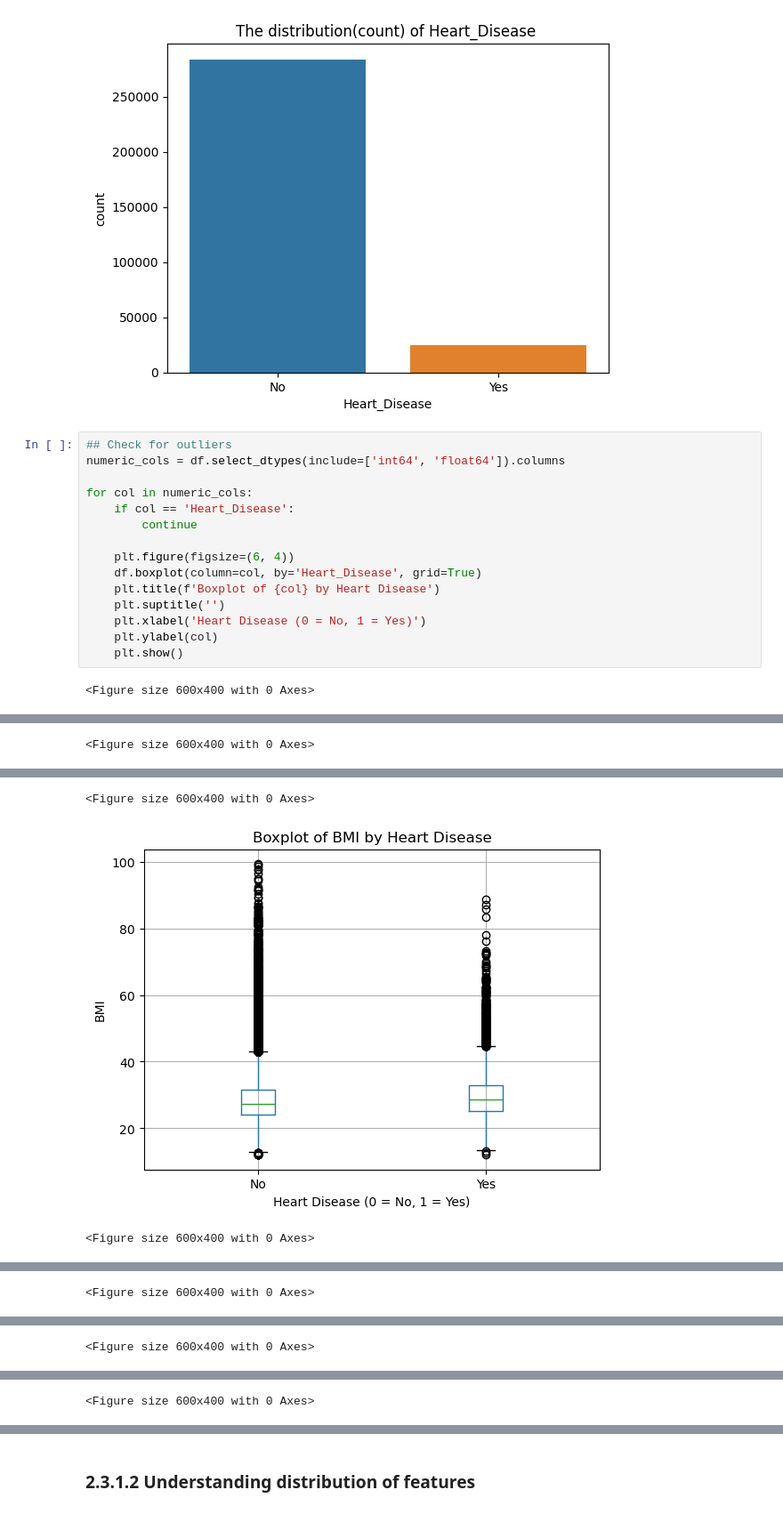
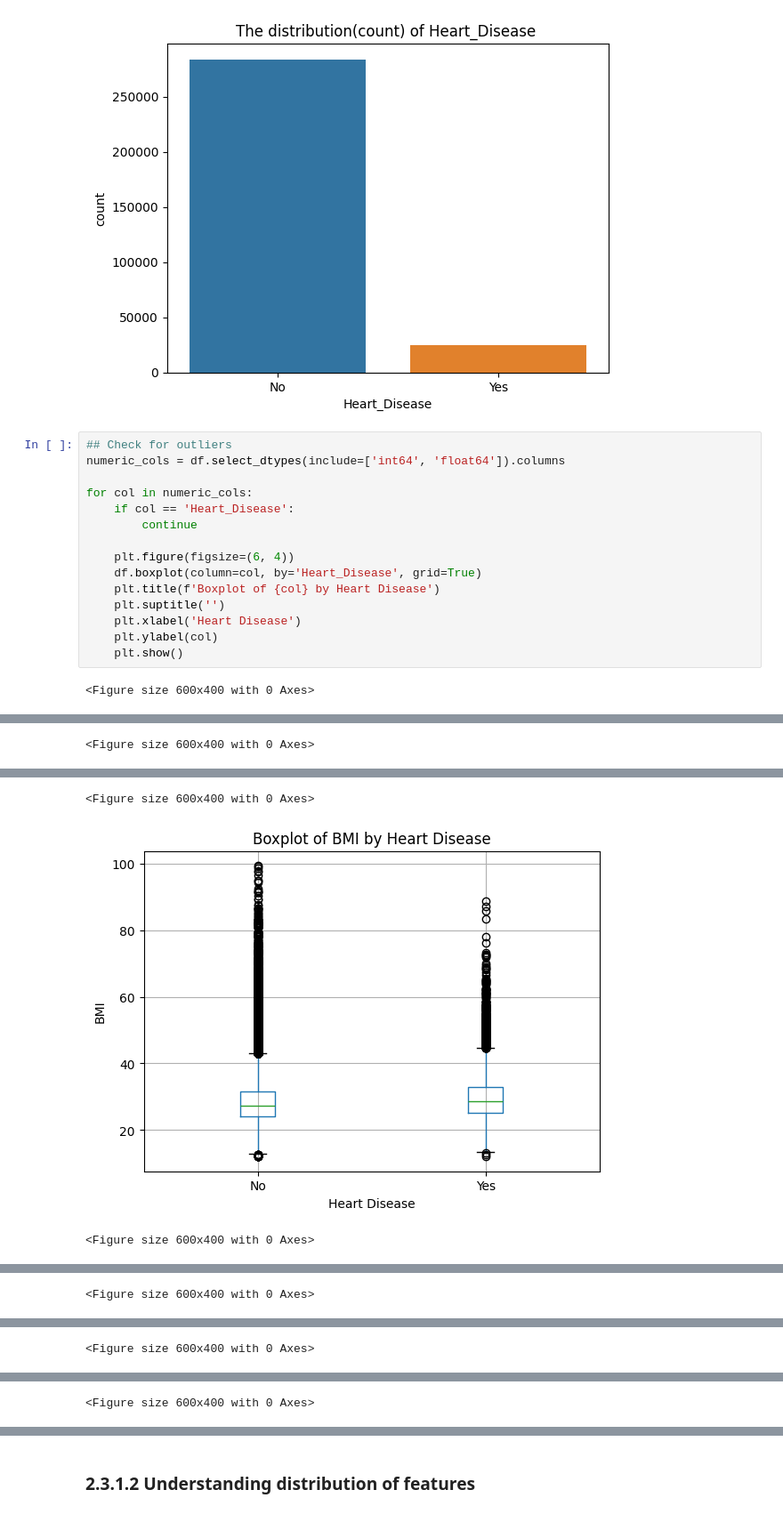
Before and after one commit to Jared-Tenebris/mldp-jared, a Jupyter notebook: cardiovascular_health.ipynb, the cells around one changed output, grey strips where cells are left out. Shown at 89% size. Cells and saved outputs as stored; diff of their text form.

```diff
--- a/cardiovascular_health.ipynb
+++ b/cardiovascular_health.ipynb
@@ -139,7 +164,7 @@ for col in numeric_cols:
     df.boxplot(column=col, by='Heart_Disease', grid=True)
     plt.title(f'Boxplot of {col} by Heart Disease')
     plt.suptitle('')
-    plt.xlabel('Heart Disease (0 = No, 1 = Yes)')
+    plt.xlabel('Heart Disease')
     plt.ylabel(col)
     plt.show()
 # %% [output]
@@ -150,3 +175,3 @@ for col in numeric_cols:
 <Figure size 600x400 with 0 Axes>
-[figure, old version]
+[figure, new version]
 <Figure size 600x400 with 0 Axes>
```
Also changed, not shown: parts of 8 cells of this notebook.
